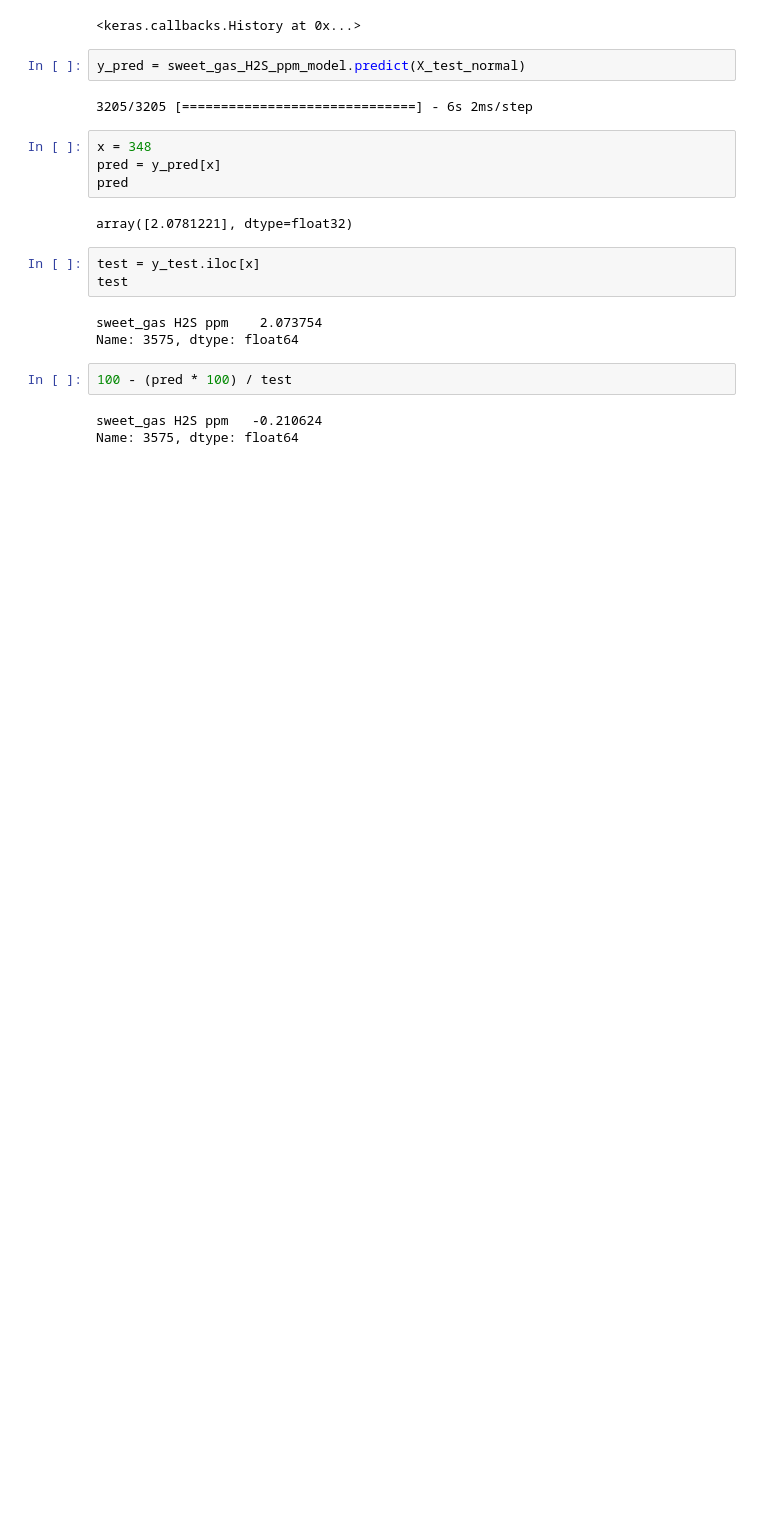
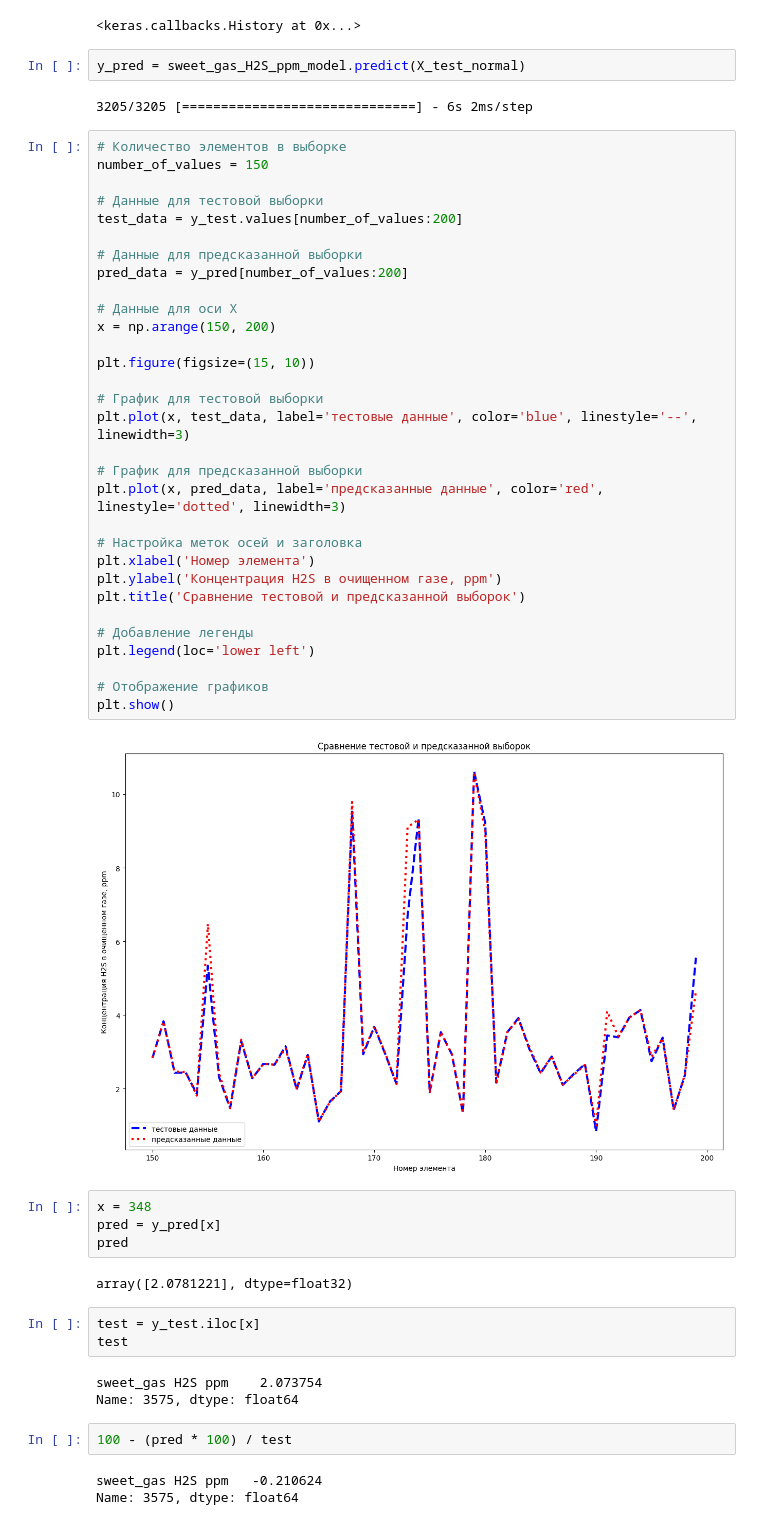
Before and after one commit to Rus-tam/AI_models, a Jupyter notebook: amine_treatment_05_12_2023.ipynb, the cells around one changed output. Drawn from its saved outputs; the diff is of its cells as text; blank space fills up the shorter version.

```diff
--- a/amine_treatment_05_12_2023.ipynb
+++ b/amine_treatment_05_12_2023.ipynb
@@ -690,6 +778,39 @@ Epoch 50/50
 y_pred = sweet_gas_H2S_ppm_model.predict(X_test_normal)
 # %% [output]
 3205/3205 [==============================] - 6s 2ms/step
+# %%
+# Количество элементов в выборке
+number_of_values = 150
+
+# Данные для тестовой выборки
+test_data = y_test.values[number_of_values:200]
+
+# Данные для предсказанной выборки
+pred_data = y_pred[number_of_values:200]
+
+# Данные для оси X
+x = np.arange(150, 200)
+
+plt.figure(figsize=(15, 10))
+
+# График для тестовой выборки
+plt.plot(x, test_data, label='тестовые данные', color='blue', linestyle='--', linewidth=3)
+
+# График для предсказанной выборки
+plt.plot(x, pred_data, label='предсказанные данные', color='red', linestyle='dotted', linewidth=3)
+
+# Настройка меток осей и заголовка
+plt.xlabel('Номер элемента')
+plt.ylabel('Концентрация H2S в очищенном газе, ppm')
+plt.title('Сравнение тестовой и предсказанной выборок')
+
+# Добавление легенды
+plt.legend(loc='lower left')
+
+# Отображение графиков
+plt.show()
+# %% [output]
+[figure, added]
 # %%
 x = 348
 pred = y_pred[x]
```
Also changed, not shown: parts of 10 cells of this notebook, 3 other files.
